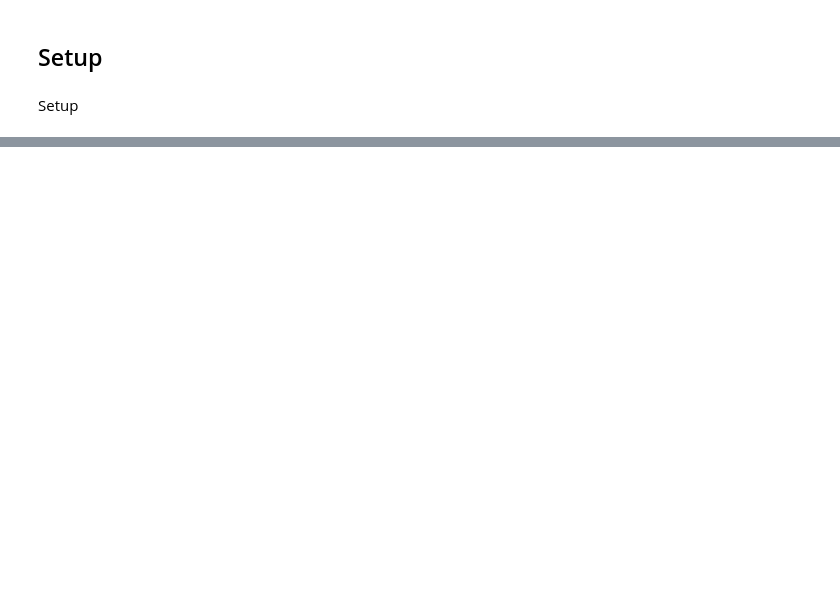
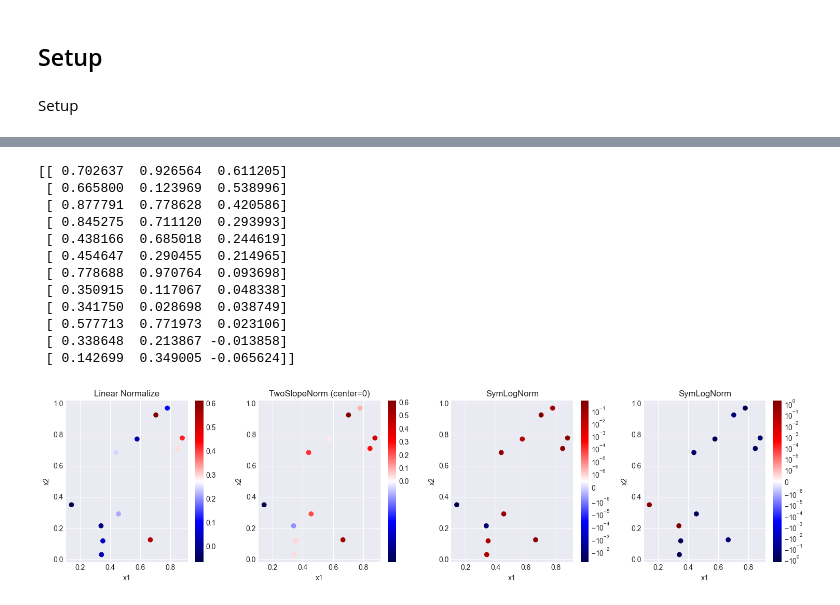
Before and after one commit to richardbatchelor/capstone, a Jupyter notebook: CapstoneHelp.ipynb, the cells around one changed output, grey strips where cells are left out. Drawn from its saved outputs; the diff is of its cells as text; code cells hidden in the pictures; blank space fills up the shorter version.

```diff
--- a/CapstoneHelp.ipynb
+++ b/CapstoneHelp.ipynb
@@ -233,0 +143,60 @@ f8_Outputs = np.load('initial_data/function_8/initial_outputs.npy')
+# %%
+f2_Inputs, f2_Outputs = combineInitialDataAndSubmissionsToDate(2)
+
+f2_inputOutput = np.column_stack((f2_Inputs, f2_Outputs))
+f2_inputOutputSorted = lexiSort(f2_inputOutput)
+
+print(np.array2string(f2_inputOutputSorted, floatmode='fixed', precision=6))
+
+x, y, z = np.split(f2_inputOutputSorted, 3, axis=1)
+
+import matplotlib.pyplot as plt
+from matplotlib.colors import TwoSlopeNorm, SymLogNorm, Normalize
+
+fig, axes = plt.subplots(1, 4, figsize=(15, 4))
+
+#⃣ Default normalization (linear)
+norm1 = Normalize(vmin=z.min(), vmax=z.max())
+sc1 = axes[0].scatter(x, y, c=z, cmap="seismic", norm=norm1)
+axes[0].set_title("Linear Normalize")
+plt.colorbar(sc1, ax=axes[0])
+
+# 2️⃣ TwoSlopeNorm (centered at zero)
+norm2 = TwoSlopeNorm(vmin=z.min(), vcenter=0, vmax=z.max())
+sc2 = axes[1].scatter(x, y, c=z, cmap="seismic", norm=norm2)
+axes[1].set_title("TwoSlopeNorm (center=0)")
+plt.colorbar(sc2, ax=axes[1])
+
+# 3️⃣ SymLogNorm (best for huge magnitude differences)
+norm3 = SymLogNorm(linthresh=1e-6, vmin=z.min(), vmax=z.max())
+sc3 = axes[2].scatter(x, y, c=z, cmap="seismic", norm=norm3)
+axes[2].set_title("SymLogNorm")
+plt.colorbar(sc3, ax=axes[2])
+
+z_plot = np.sign(z) * np.log10(np.abs(z) + 1e-300)
+norm4 = SymLogNorm(linthresh=1e-6, vmin=z_plot.min(), vmax=z_plot.max())
+sc4 = axes[3].scatter(x, y, c=z_plot, cmap="seismic", norm=norm4)
+axes[3].set_title("SymLogNorm")
+plt.colorbar(sc4, ax=axes[3])
+
+
+for ax in axes:
+    ax.set_xlabel("x1")
+    ax.set_ylabel("x2")
+
+plt.tight_layout()
+plt.show()
+# %% [output]
+[[ 0.702637  0.926564  0.611205]
+ [ 0.665800  0.123969  0.538996]
+ [ 0.877791  0.778628  0.420586]
+ [ 0.845275  0.711120  0.293993]
+ [ 0.438166  0.685018  0.244619]
+ [ 0.454647  0.290455  0.214965]
+ [ 0.778688  0.970764  0.093698]
+ [ 0.350915  0.117067  0.048338]
+ [ 0.341750  0.028698  0.038749]
+ [ 0.577713  0.771973  0.023106]
+ [ 0.338648  0.213867 -0.013858]
+ [ 0.142699  0.349005 -0.065624]]
+[figure, added]
```
Also changed, not shown: parts of 16 cells of this notebook, 3 other files.
